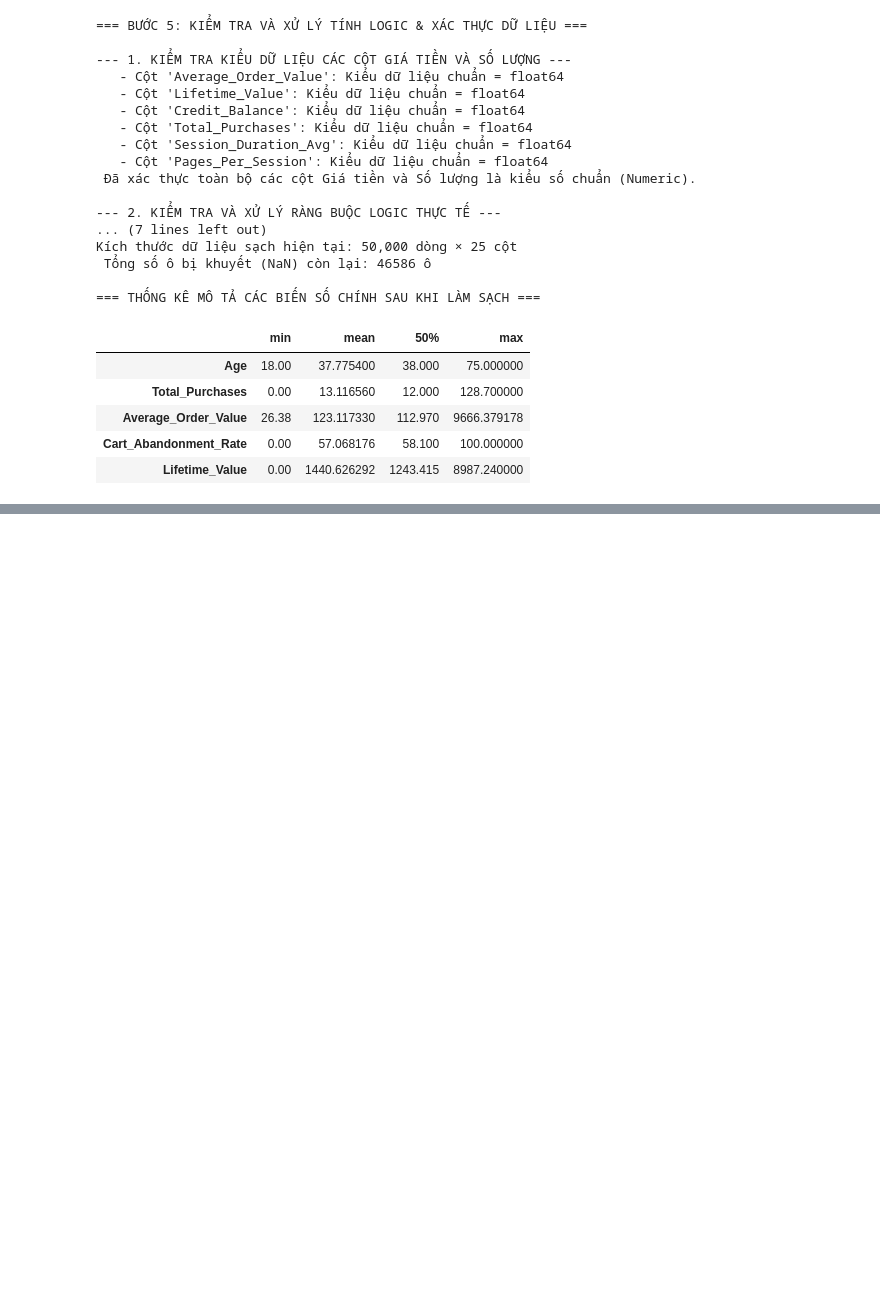
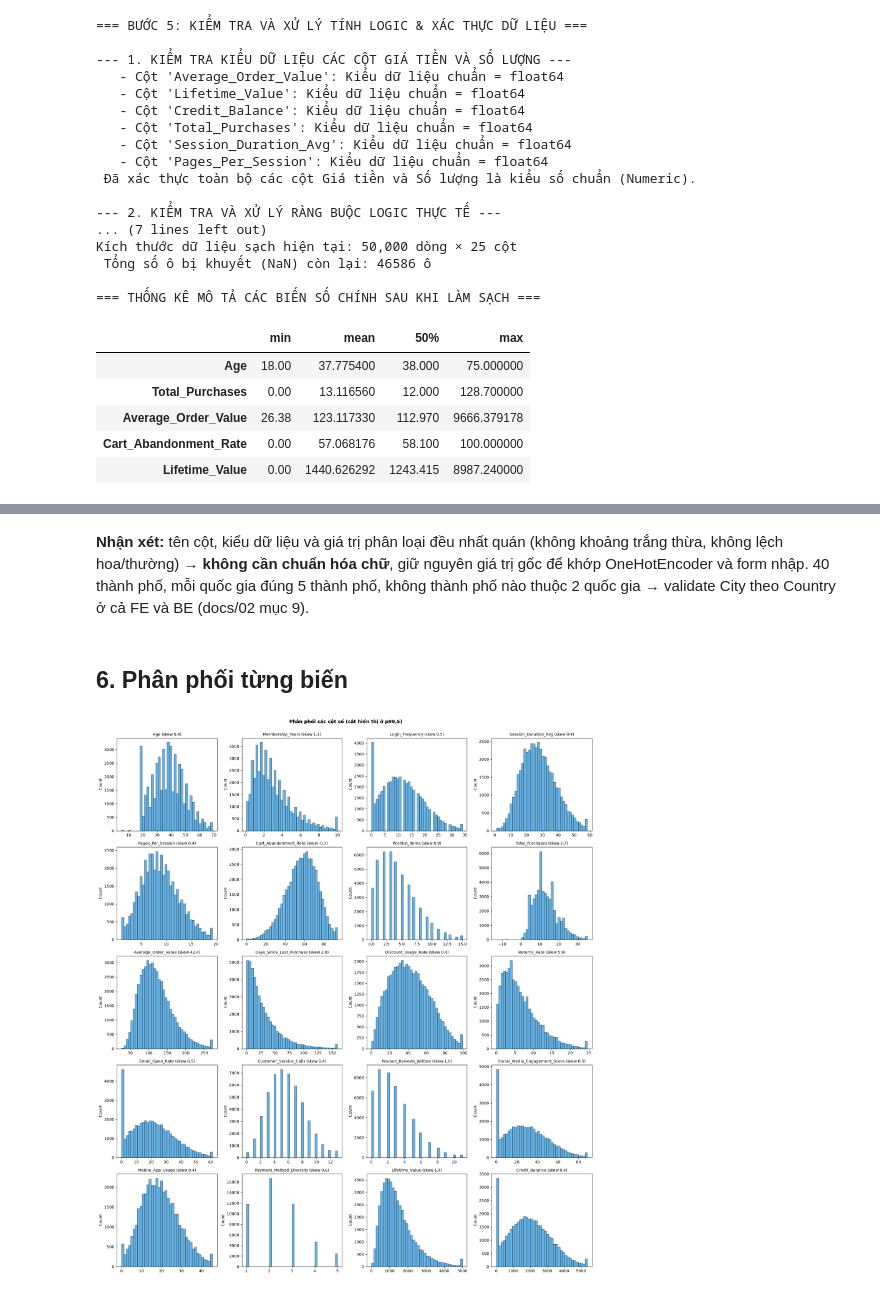
Before and after one commit to Khoailat2808/machine_learning_project, a Jupyter notebook: notebooks/01_eda.ipynb, the cells around one changed output, grey strips where cells are left out. Saved outputs shown, nothing was run; the diff lists cells and outputs as text; code cells hidden in the pictures; blank space fills up the shorter version.

```diff
--- a/notebooks/01_eda.ipynb
+++ b/notebooks/01_eda.ipynb
@@ -426,15 +483,10 @@ for col in cat_cols:
     # 1a. Xóa khoảng trắng thừa ở đầu và cuối chuỗi (.str.strip())
     df_clean[col] = df_clean[col].astype(str).str.strip()
 
-    # 1b. Đồng nhất kiểu viết hoa đầu chữ (Title Case) cho tên thành phố, giới tính
-    if col in ['City', 'Gender']:
-        df_clean[col] = df_clean[col].str.title()
+    # 1b. Không đổi kiểu chữ: dữ liệu gốc đã nhất quán (mục kiểm tra ở trên), và pipeline/API dùng đúng
+    #     giá trị gốc ('France', 'Q1'). Viết hoa ở đây sẽ làm lệch với OneHotEncoder và form /predict.
 
-    # 1c. Đưa về viết hoa toàn bộ (Upper Case) cho tên quốc gia và Quý
-    elif col in ['Country', 'Signup_Quarter']:
-        df_clean[col] = df_clean[col].str.upper()
-
-print(" 1. Đã xóa khoảng trắng thừa và đồng nhất kiểu chữ cho 4 cột phân loại (Gender, Country, City, Signup_Quarter).")
+print(" 1. Đã xóa khoảng trắng thừa cho 4 cột phân loại (Gender, Country, City, Signup_Quarter).")
 
 
 # -------------------------------------------------------------------------
@@ -597,0 +654,23 @@ print(f"ĐÃ LƯU TẠI:\n {OUTPUT_FILE}")
+# %% [markdown]
+**Nhận xét:** tên cột, kiểu dữ liệu và giá trị phân loại đều nhất quán (không khoảng trắng thừa, không lệch hoa/thường) →
+**không cần chuẩn hóa chữ**, giữ nguyên giá trị gốc để khớp OneHotEncoder và form nhập. 40 thành phố, mỗi quốc gia đúng 5 thành phố,
+không thành phố nào thuộc 2 quốc gia → validate City theo Country ở cả FE và BE (docs/02 mục 9).
+# %% [markdown]
+## 6. Phân phối từng biến
+# %%
+import seaborn as sns
+
+num_cols_all = df.select_dtypes("number").columns.drop("Churned")
+fig, axes = plt.subplots(5, 4, figsize=(18, 20))
+for ax, col in zip(axes.flat, num_cols_all):
+    s = df[col].dropna()
+    sns.histplot(s.clip(upper=s.quantile(0.995)), bins=40, ax=ax, color="#3498db")
+    ax.set_title(f"{col} (skew {s.skew():.1f})", fontsize=10)
+    ax.set_xlabel("")
+for ax in axes.flat[len(num_cols_all):]:
+    ax.set_visible(False)
+plt.suptitle("Phân phối các cột số (cắt hiển thị ở p99,5)", fontweight="bold", y=1.0)
+plt.tight_layout()
+plt.show()
+# %% [output]
+[figure, added]
```
Also changed, not shown: parts of 45 cells of this notebook, 8 other files.
